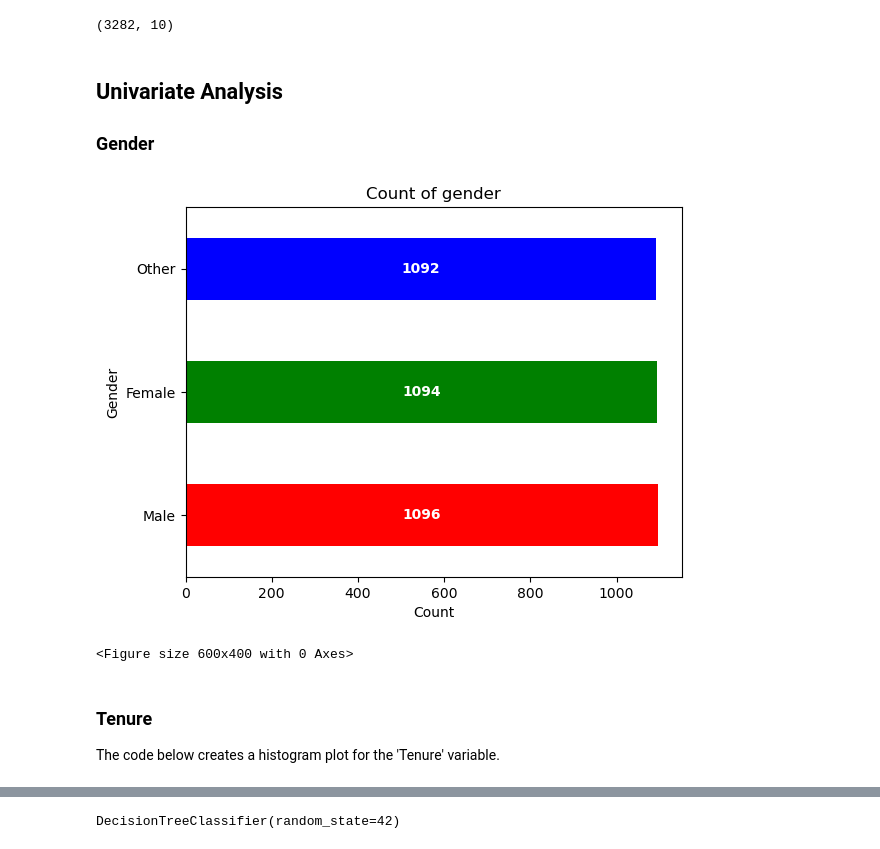
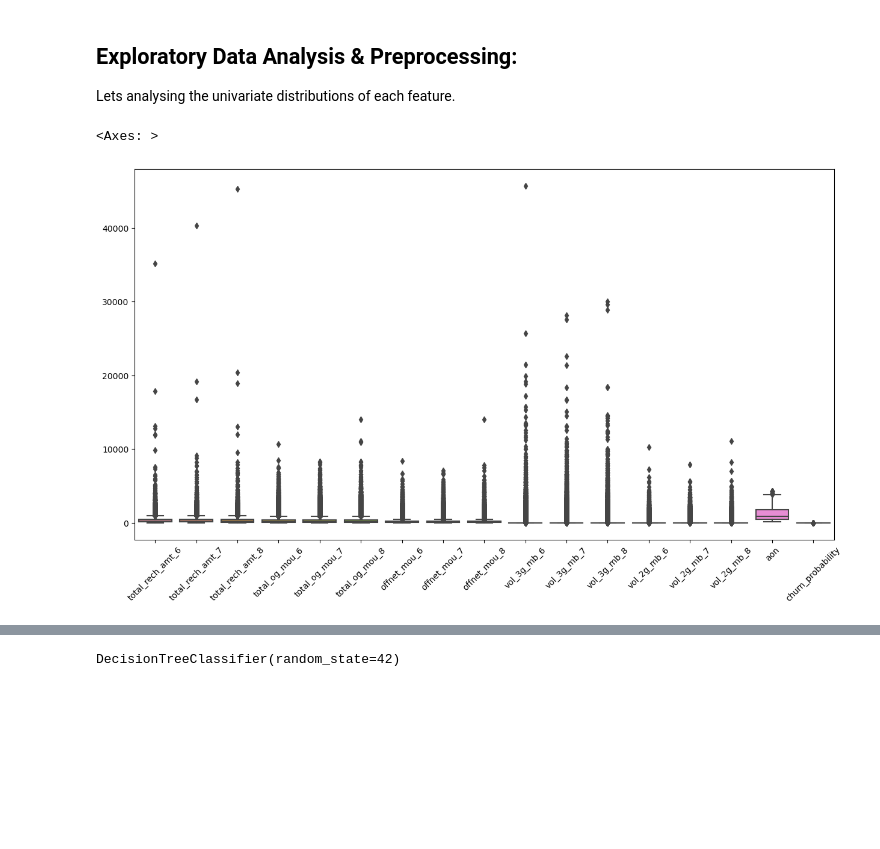
Before and after one commit to bitz-chauhan/telecom-churn-model-prediction, a Jupyter notebook: telecom-churn-case-study.ipynb, the cells around one changed output, grey strips where cells are left out. Cells and saved outputs as stored; diff of their text form; code cells hidden in the pictures; blank space fills up the shorter version.

```diff
--- a/telecom-churn-case-study.ipynb
+++ b/telecom-churn-case-study.ipynb
@@ -77,0 +172,6 @@ telecom.head()
+# %%
+#removing columns which have 50% data missing.
+missing_data_percent = round(100*(telecom.isnull().sum()/len(telecom.index)), 2)
+new_vars = missing_data_percent[missing_data_percent.le(50)].index
+telecom = telecom[new_vars]
+telecom.shape
@@ -77,0 +180,4 @@ telecom.head()
+# %%
+#dropping irrelevant column
+telecom.drop(['circle_id'], axis=1, inplace=True)
+telecom.head()
@@ -77,0 +216,4 @@ telecom.head()
+# %%
+#filling data with mean values
+for col in telecom.columns:
+    telecom[col].fillna(telecom[col].mean(), inplace=True)
@@ -110,31 +251,11 @@ dtype: float64
-# %%
-# drop rows which contains null values, as we have plenty of rows for model building
-telecom.dropna(inplace=True)
-#dropping IsActiveMember, as wrongly assigment of value may decrease the accuracy of the model
-telecom.drop(['IsActiveMember'],axis=1,inplace=True)
-#show shape now to identify how many columns are dropped. after dropping we still have plenty of rows to build model
-telecom.shape
-# %% [output]
-(3282, 10)
 # %% [markdown]
-## Univariate Analysis
-### Gender
+## Exploratory Data Analysis & Preprocessing:
+
+Lets analysing the univariate distributions of each feature.
 # %%
-gender_count = telecom['Gender'].value_counts()
-ax = gender_count.plot(kind='barh', color=['red', 'green', 'blue'])
-# Loop through the bars and annotate the actual count in the center of each bar
-for i, v in enumerate(gender_count):
-    ax.text(v/2, i, str(v), color='white', fontweight='bold', ha='center', va='center')
-
-# Adding label, title and size
-plt.title('Count of gender')
-plt.xlabel('Count')
-plt.ylabel('Gender')
-plt.figure(figsize=(6,4))
-plt.show()
+plt.figure(figsize=(15,8))
+plt.xticks(rotation=45)
+sns.boxplot(data = telecom)
 # %% [output]
+<Axes: >
-[figure, old version]
+[figure, new version]
-<Figure size 600x400 with 0 Axes>
-# %% [markdown]
-### Tenure
-The code below creates a histogram plot for the 'Tenure' variable.
```
Also changed, not shown: parts of 96 cells of this notebook, 7 other files.
